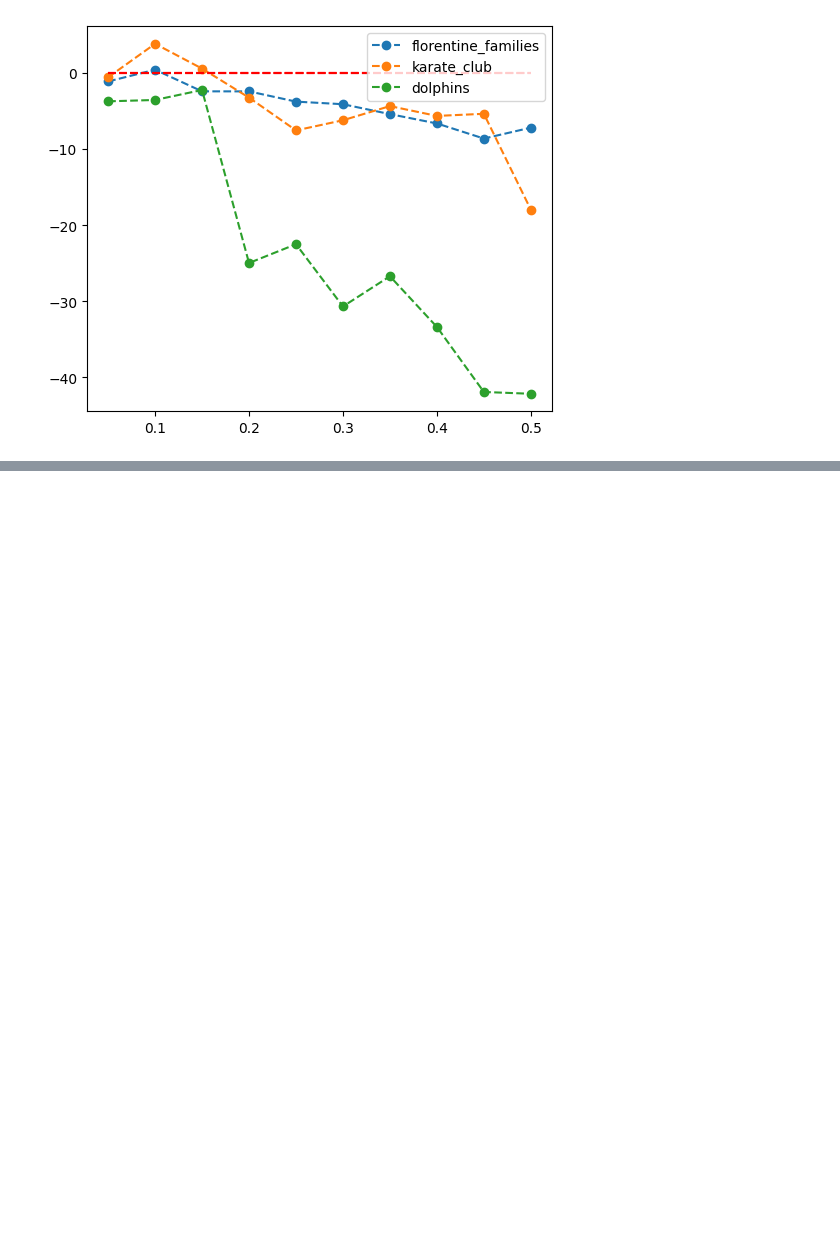
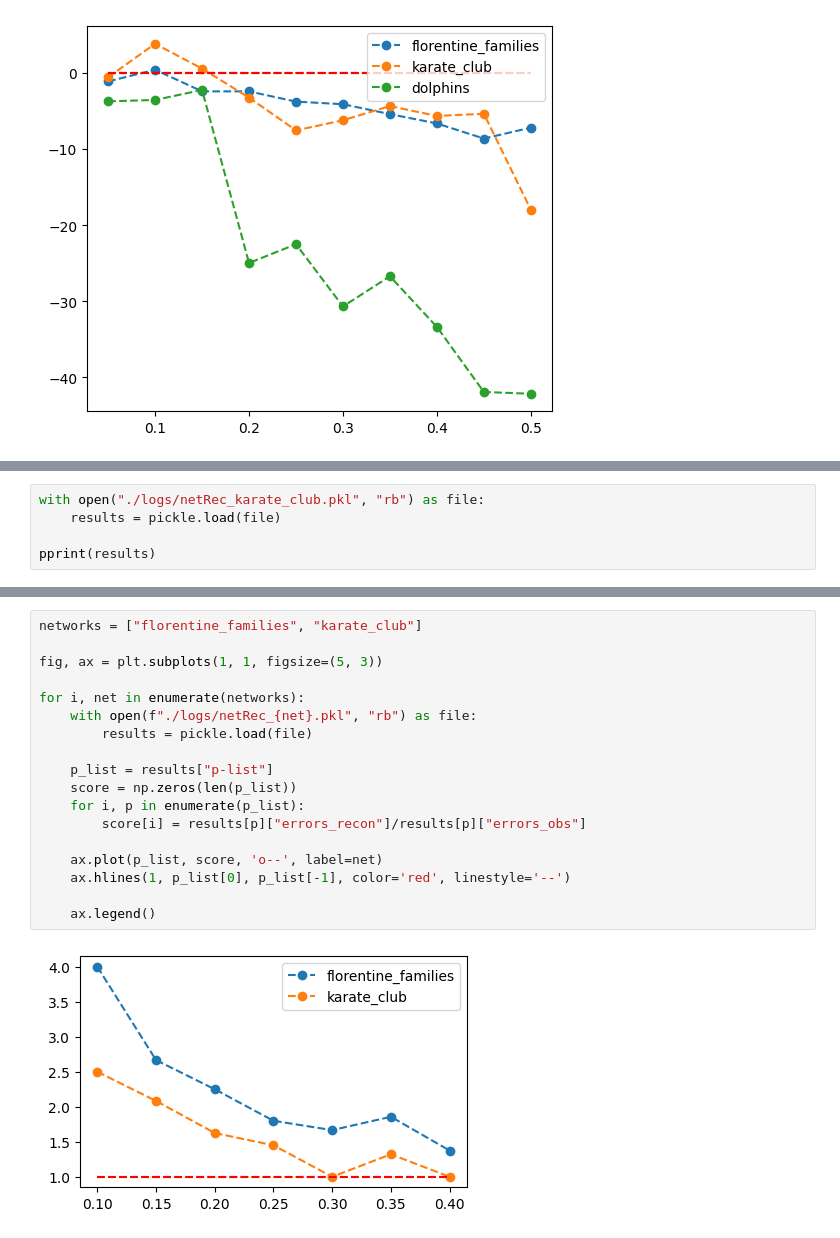
Before and after one commit to paololapo/NetworkReconstruction, a Jupyter notebook: MCMC.ipynb, the cells around one changed output, grey strips where cells are left out. Cells and saved outputs as stored; diff of their text form; blank space fills up the shorter version.

```diff
--- a/MCMC.ipynb
+++ b/MCMC.ipynb
@@ -602,0 +588,5 @@ for i, net in enumerate(networks):
+# %%
+with open("./logs/netRec_karate_club.pkl", "rb") as file:
+    results = pickle.load(file)
+
+pprint(results)
@@ -602,0 +611,20 @@ for i, net in enumerate(networks):
+# %%
+networks = ["florentine_families", "karate_club"]
+
+fig, ax = plt.subplots(1, 1, figsize=(5, 3))
+
+for i, net in enumerate(networks):
+    with open(f"./logs/netRec_{net}.pkl", "rb") as file:
+        results = pickle.load(file)
+
+    p_list = results["p-list"]
+    score = np.zeros(len(p_list))
+    for i, p in enumerate(p_list):
+        score[i] = results[p]["errors_recon"]/results[p]["errors_obs"]
+
+    ax.plot(p_list, score, 'o--', label=net)
+    ax.hlines(1, p_list[0], p_list[-1], color='red', linestyle='--')
+
+    ax.legend()
+# %% [output]
+[figure, added]
```
Also changed, not shown: parts of 5 cells of this notebook, 1 other file.
